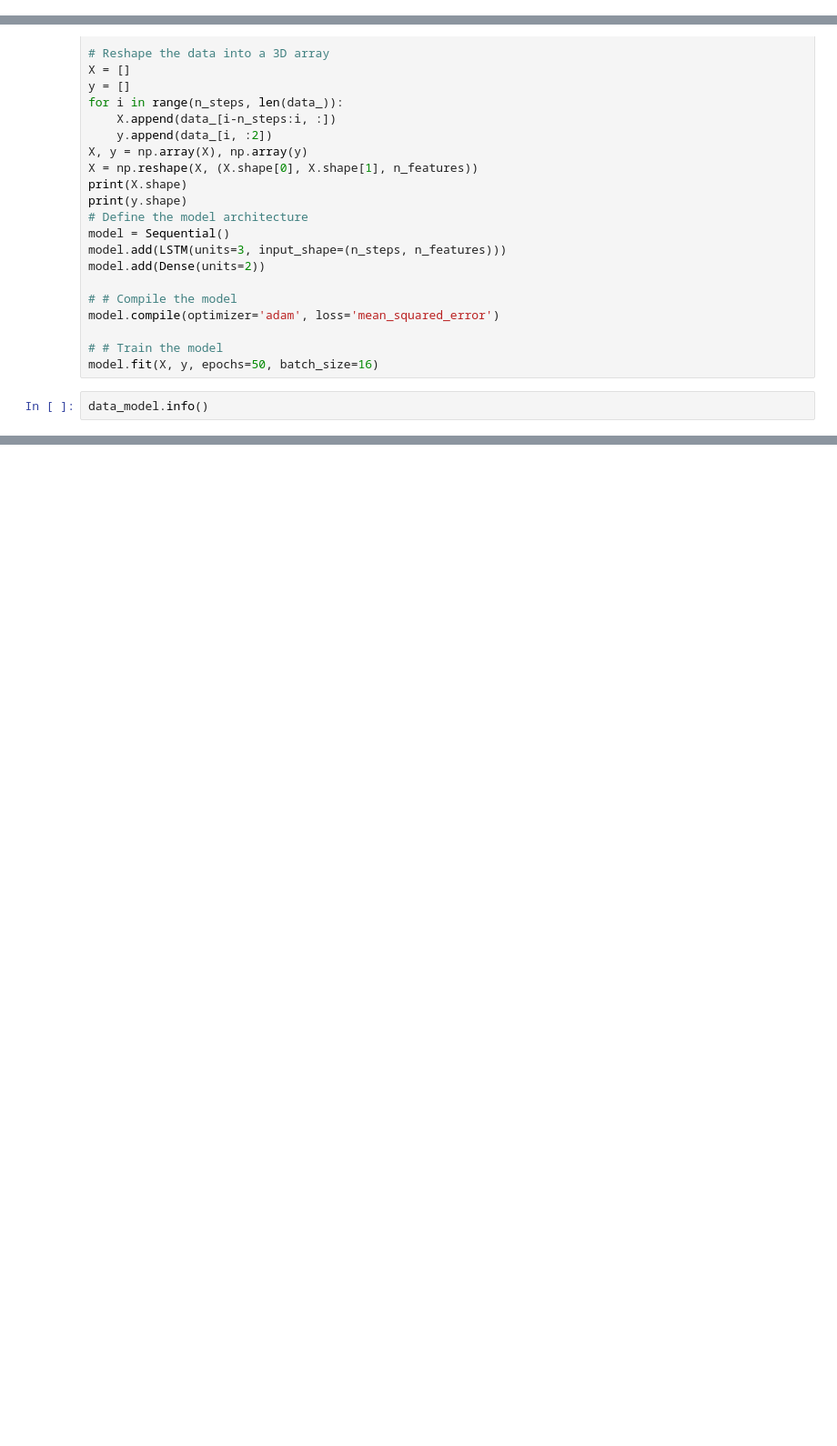
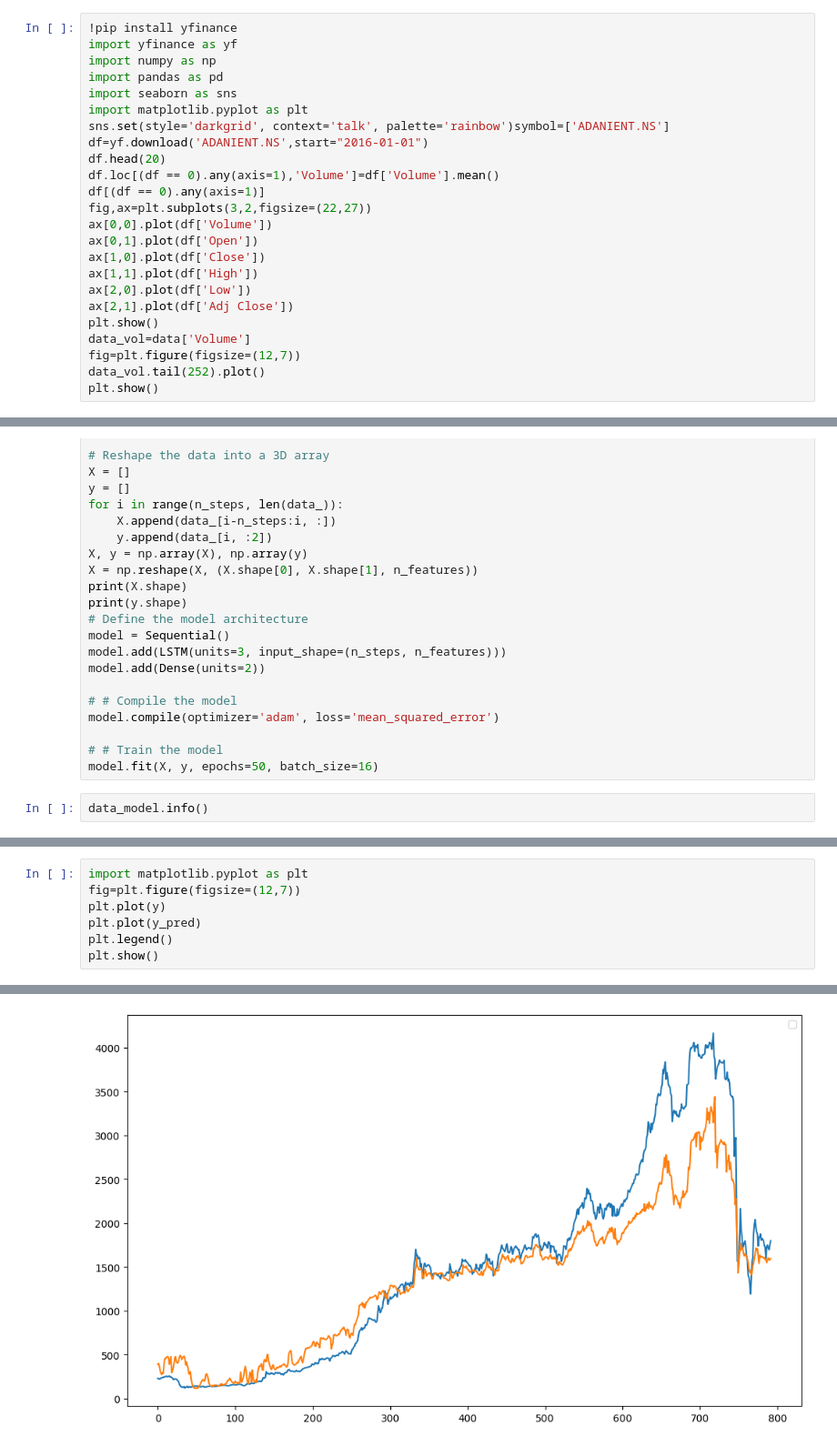
Before and after one commit to U-11-Agar/timeseries-analysis, a Jupyter notebook: lstm_andanient.ipynb, the cells around one changed output, grey strips where cells are left out. Shown at 91% size. Saved outputs shown, nothing was run; the diff lists cells and outputs as text; blank space fills up the shorter version.

```diff
--- a/lstm_andanient.ipynb
+++ b/lstm_andanient.ipynb
@@ -137,0 +184,24 @@ data_model
+# %%
+!pip install yfinance
+import yfinance as yf
+import numpy as np
+import pandas as pd
+import seaborn as sns
+import matplotlib.pyplot as plt
+sns.set(style='darkgrid', context='talk', palette='rainbow')symbol=['ADANIENT.NS']
+df=yf.download('ADANIENT.NS',start="2016-01-01")
+df.head(20)
+df.loc[(df == 0).any(axis=1),'Volume']=df['Volume'].mean()
+df[(df == 0).any(axis=1)]
+fig,ax=plt.subplots(3,2,figsize=(22,27))
+ax[0,0].plot(df['Volume'])
+ax[0,1].plot(df['Open'])
+ax[1,0].plot(df['Close'])
+ax[1,1].plot(df['High'])
+ax[2,0].plot(df['Low'])
+ax[2,1].plot(df['Adj Close'])
+plt.show()
+data_vol=data['Volume']
+fig=plt.figure(figsize=(12,7))
+data_vol.tail(252).plot()
+plt.show()
@@ -438,0 +1022,8 @@ data_model.info()
+# %%
+import matplotlib.pyplot as plt
+fig=plt.figure(figsize=(12,7))
+plt.plot(y)
+plt.plot(y_pred)
+plt.legend()
+plt.show()
+# %% [output]
@@ -438,0 +1031 @@ data_model.info()
+[figure, added]
```
Also changed, not shown: parts of 34 cells of this notebook.
